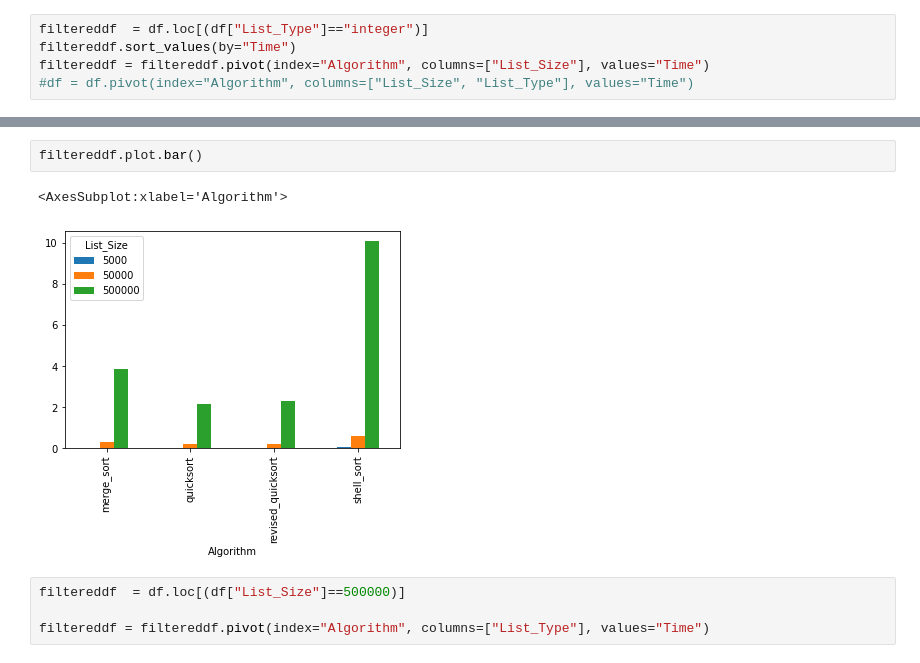
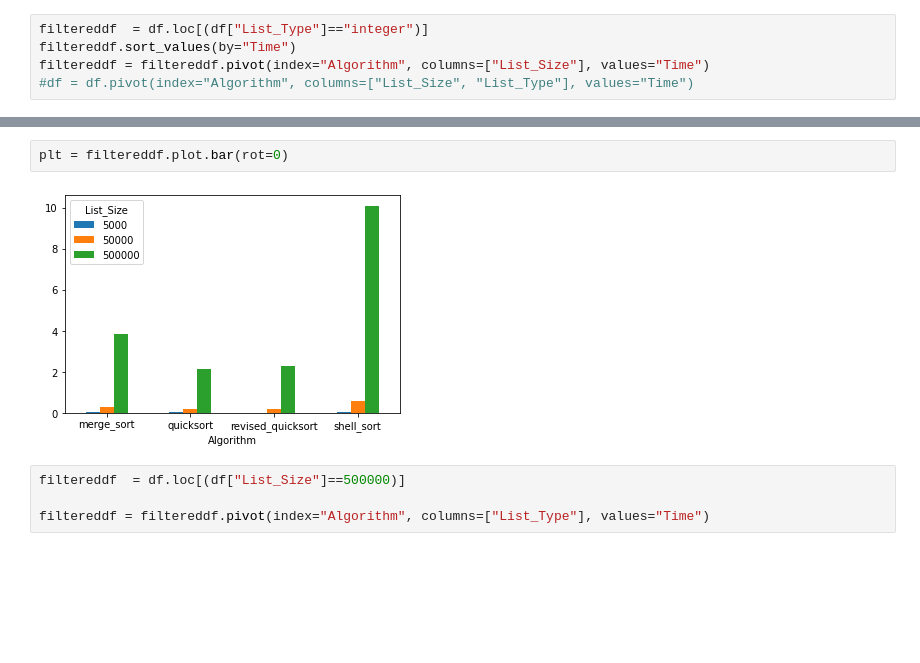
Before and after one commit to doofusdavid/CSC506_Module8_PortfolioProject, a Jupyter notebook: Graphing.ipynb, the cells around one changed output, grey strips where cells are left out. Cells and saved outputs as stored; diff of their text form; blank space fills up the shorter version.

```diff
--- a/Graphing.ipynb
+++ b/Graphing.ipynb
@@ -30,8 +31,7 @@ filtereddf.head()
-# %%
-filtereddf.plot.bar()
-# %% [output]
-<AxesSubplot:xlabel='Algorithm'>
-[figure, removed]
+# %%
+plt = filtereddf.plot.bar(rot=0)
+# %% [output]
+[figure, added]
 # %%
 filtereddf  = df.loc[(df["List_Size"]==500000)]
 
```
Also changed, not shown: parts of 12 cells of this notebook, 10 other files.
